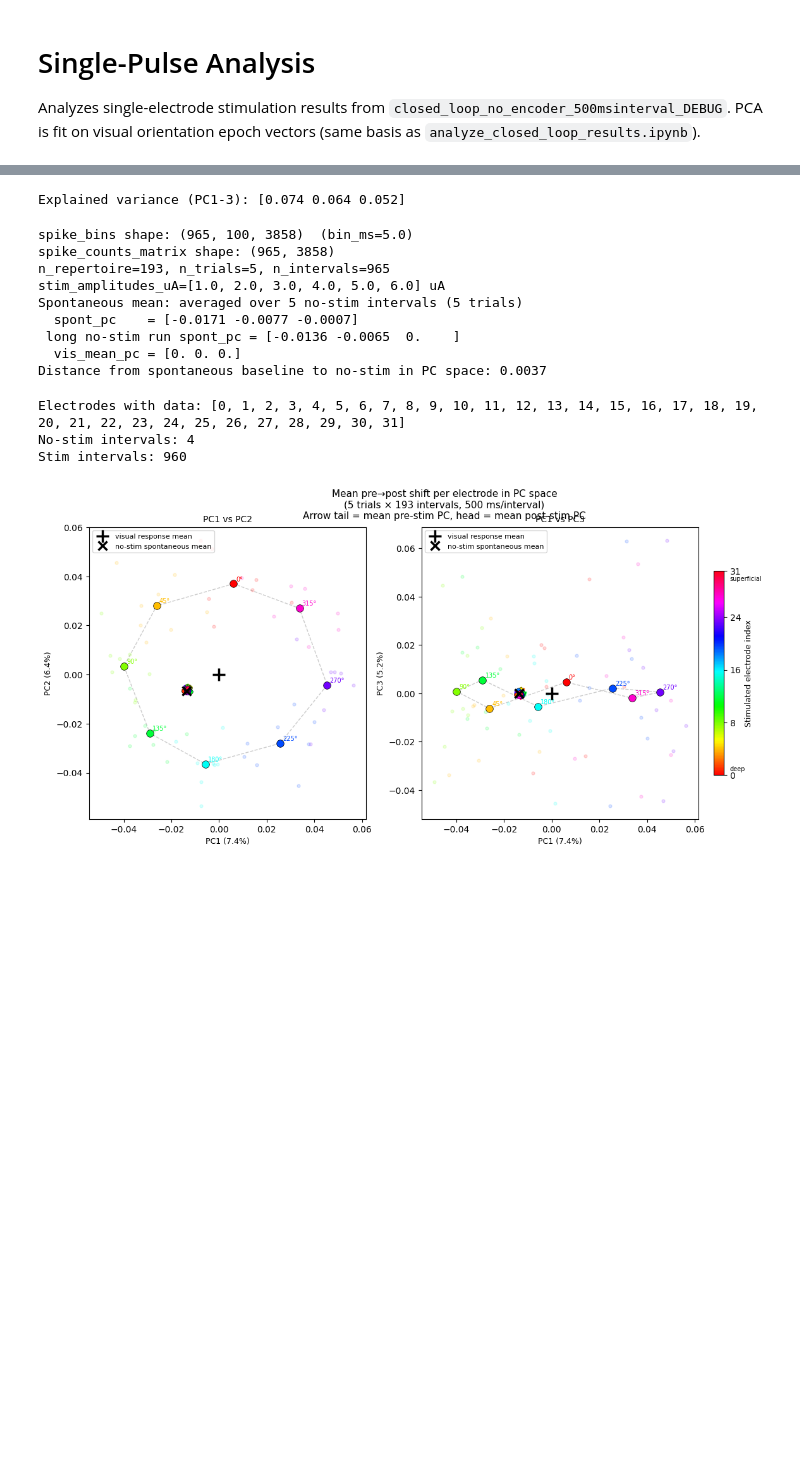
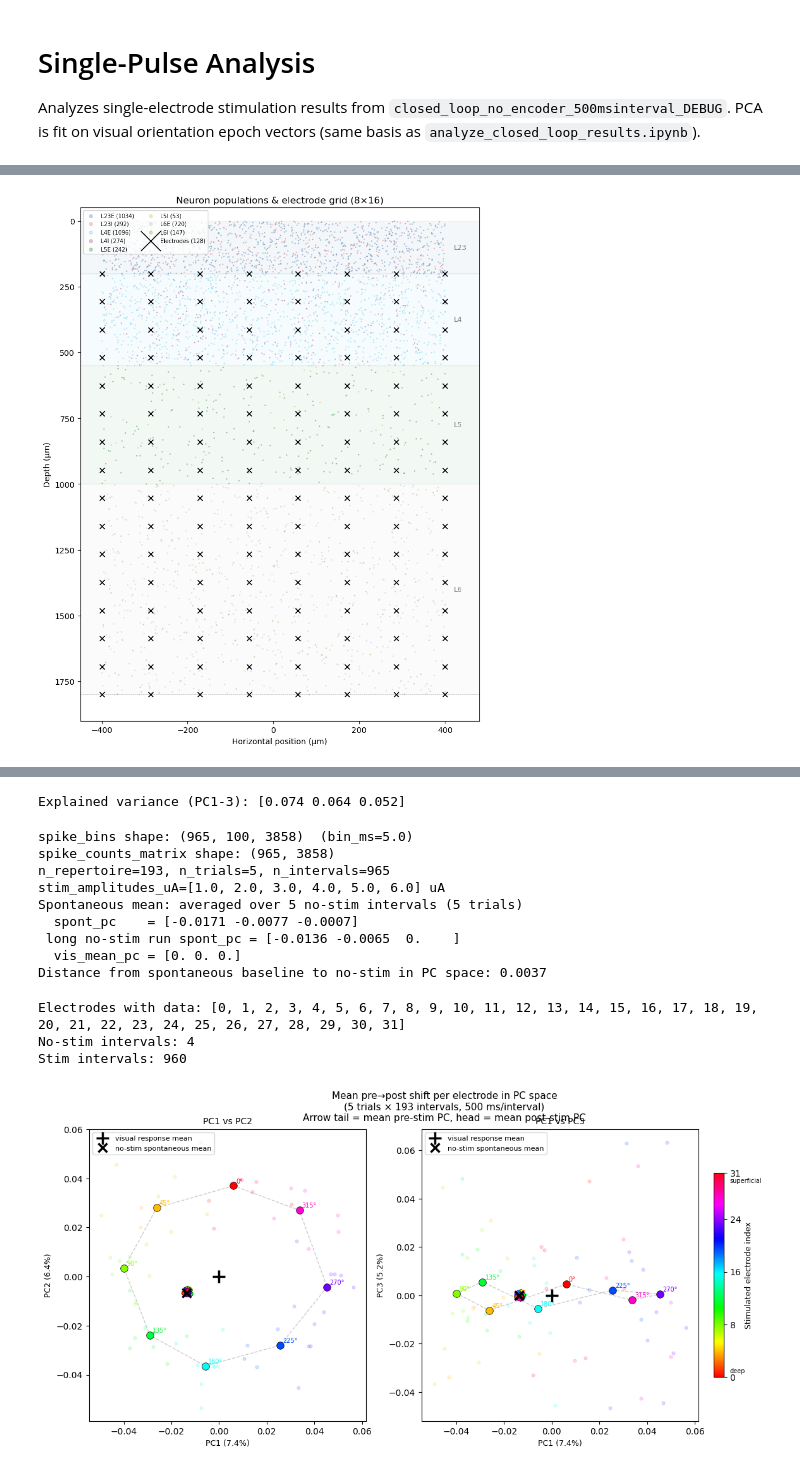
Before and after one commit to ricebci/high_dimensional_stim_sim, a Jupyter notebook: single_pulse_analysis.ipynb, the cells around one changed output, grey strips where cells are left out. Cells and saved outputs as stored; diff of their text form; code cells hidden in the pictures; blank space fills up the shorter version.

```diff
--- a/single_pulse_analysis.ipynb
+++ b/single_pulse_analysis.ipynb
@@ -48,0 +82,99 @@ Example history entry: {'interval_index': 1, 'interval_start_ms': 500.0, 'interv
+# %%
+# ── Electrode & neuron positions ─────────���─────────────────────────────────
+# Reconstruct electrode grid and neuron population locations.
+# Uses experiment config (n_stim_channels) when available, falls back to
+# module-level defaults from system.py / network_params.py.
+
+from corcol_params.network_params import net_dict
+from system import volume_v_min as _default_v_min, volume_v_max as _default_v_max
+from system import volume_h_min as _default_h_min, volume_h_max as _default_h_max
+
+n_stim = config.get("n_stim_channels", 128)
+
+# Electrode volume bounds: prefer config artifact, fall back to repo defaults
+_bounds = config.get("electrode_volume_bounds_um", {})
+volume_v_min = _bounds.get("v_min", _default_v_min)
+volume_v_max = _bounds.get("v_max", _default_v_max)
+volume_h_min = _bounds.get("h_min", _default_h_min)
+volume_h_max = _bounds.get("h_max", _default_h_max)
+
+# Electrode grid (same logic as system.py)
+_n_h = int(np.sqrt(n_stim))
+while n_stim % _n_h != 0:
+    _n_h -= 1
+_n_v = n_stim // _n_h
+elec_h = np.linspace(volume_h_min, volume_h_max, _n_h)
+elec_v = np.linspace(volume_v_min, volume_v_max, _n_v)
+elec_hh, elec_vv = np.meshgrid(elec_h, elec_v)
+elec_coords = np.stack([elec_hh.ravel(), elec_vv.ravel()], axis=1)  # (n_stim, 2)
+
+# Neuron population rectangles from network params
+pop_names   = net_dict["populations"]
+pop_depths  = net_dict["pop_depth_ranges_um"]
+h_min, h_max = net_dict["pop_horiz_ranges_um"]
+N_scaling   = net_dict["N_scaling"]
+full_nums   = net_dict["full_num_neurons"]
+scaled_nums = np.round(full_nums * N_scaling).astype(int)
+
+# Simulate neuron scatter (deterministic seed for reproducibility)
+rng = np.random.default_rng(42)
+neuron_h, neuron_v, neuron_pop = [], [], []
+for i, (name, (v_lo, v_hi)) in enumerate(zip(pop_names, pop_depths)):
+    n = scaled_nums[i]
+    neuron_h.append(rng.uniform(h_min, h_max, n))
+    neuron_v.append(rng.uniform(v_lo, v_hi, n))
+    neuron_pop.append(np.full(n, i))
+neuron_h = np.concatenate(neuron_h)
+neuron_v = np.concatenate(neuron_v)
+neuron_pop = np.concatenate(neuron_pop).astype(int)
+
+# ── Plot ──────────────────────────────────────────────────────────────────
+fig, ax = plt.subplots(figsize=(8, 10))
+
+# Color neurons by population (E=blue tones, I=red tones)
+exc_colors = ["#4477AA", "#66CCEE", "#228833", "#BBBBBB"]
+inh_colors = ["#EE6677", "#AA3377", "#CCBB44", "#999933"]
+pop_colors = [c for pair in zip(exc_colors, inh_colors) for c in pair]
+
+for i, name in enumerate(pop_names):
+    mask = neuron_pop == i
+    ax.scatter(
+        neuron_h[mask], neuron_v[mask],
+        s=1, alpha=0.3, color=pop_colors[i], label=f"{name} ({scaled_nums[i]})",
+        rasterized=True,
+    )
+
+# Population depth bands
+for i in range(0, len(pop_names), 2):
+    v_lo, v_hi = pop_depths[i]
+    layer = pop_names[i].replace("E", "")
+    ax.axhspan(v_lo, v_hi, alpha=0.06, color=pop_colors[i])
+    ax.text(h_max + 20, (v_lo + v_hi) / 2, layer, va="center", fontsize=9, color="gray")
+
+# Electrodes
+ax.scatter(
+    elec_coords[:, 0], elec_coords[:, 1],
+    marker="x", s=40, linewidths=1.2, color="black", zorder=5,
+    label=f"Electrodes ({n_stim})",
+)
+
+# Electrode grid extent
+ax.axhline(volume_v_min, ls="--", lw=0.5, color="black", alpha=0.3)
+ax.axhline(volume_v_max, ls="--", lw=0.5, color="black", alpha=0.3)
+
+ax.set_xlabel("Horizontal position (µm)")
+ax.set_ylabel("Depth (µm)")
+ax.set_title(f"Neuron populations & electrode grid ({_n_h}×{_n_v})")
+ax.legend(loc="upper left", fontsize=7, markerscale=4, ncol=2)
+ax.set_xlim(h_min - 50, h_max + 80)
+ax.set_ylim(1900, -50)
+fig.tight_layout()
+plt.savefig(os.path.join(VIZ_DIR, "electrode_neuron_positions.png"), dpi=150)
+plt.show()
+print(f"Electrode grid: {_n_h} h × {_n_v} v = {n_stim} channels")
+print(f"Electrode h range: [{volume_h_min}, {volume_h_max}] µm")
+print(f"Electrode v range: [{volume_v_min}, {volume_v_max}] µm")
+print(f"Neuron h range: [{h_min}, {h_max}] µm")
+print(f"Total neurons: {scaled_nums.sum()}")
+# %% [output]
+[figure, added]
```
Also changed, not shown: parts of 2 cells of this notebook, 6 other files.
